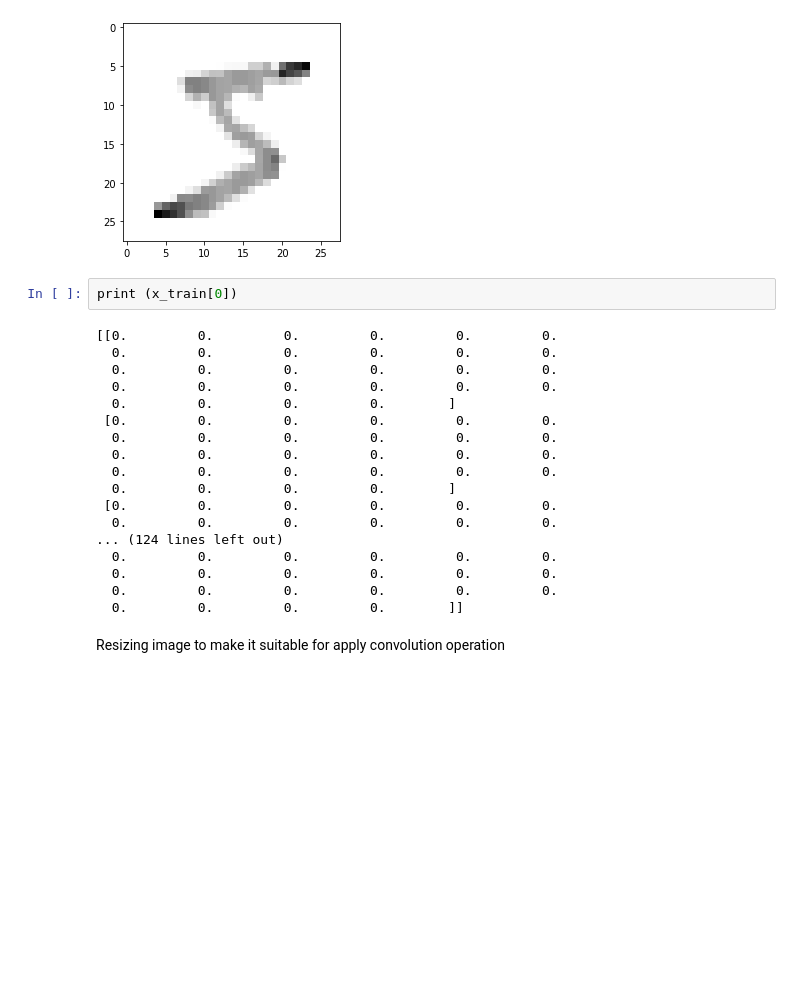
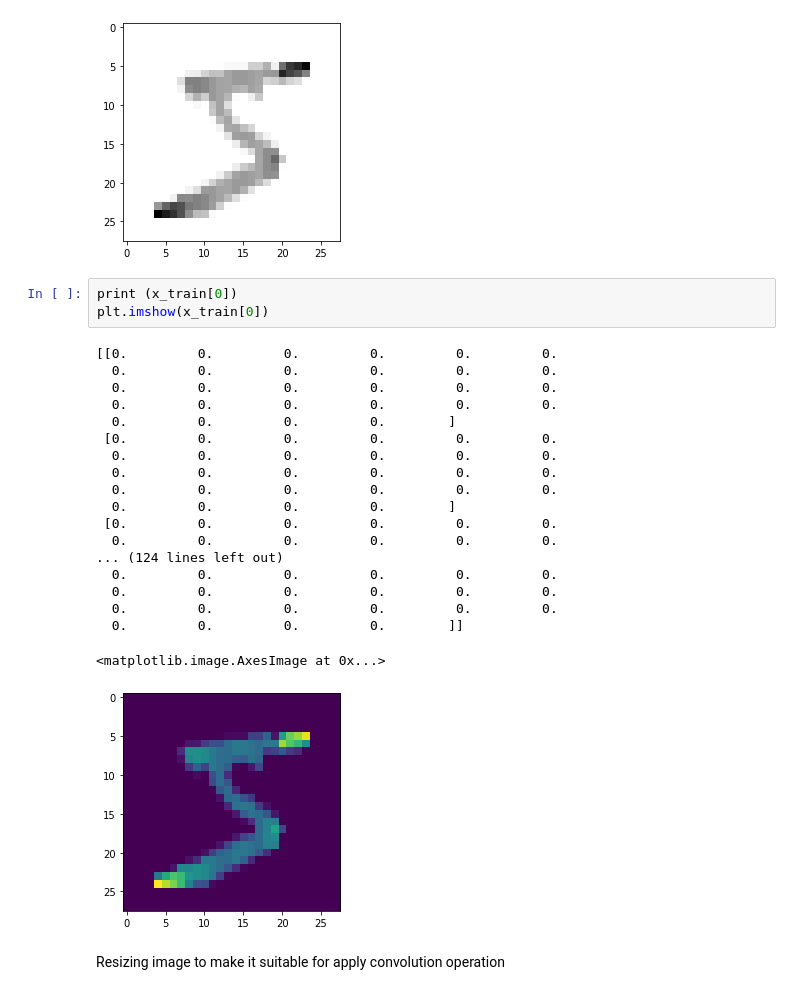
Before and after one commit to zulkarnaenfhr/CNN-Handwritten-Digit-Classification, a Jupyter notebook: CNN_HandWritten_Digit_Classification.ipynb, the cells around one changed output. Drawn from its saved outputs; the diff is of its cells as text; blank space fills up the shorter version.

```diff
--- a/CNN_HandWritten_Digit_Classification.ipynb
+++ b/CNN_HandWritten_Digit_Classification.ipynb
@@ -67,24 +67,27 @@ plt.imshow(x_train[0],cmap=plt.cm.binary)
 [figure]
 # %%
 print (x_train[0])
+plt.imshow(x_train[0])
 # %% [output]
 [[0.         0.         0.         0.         0.         0.
   0.         0.         0.         0.         0.         0.
   0.         0.         0.         0.         0.         0.
   0.         0.         0.         0.         0.         0.
   0.         0.         0.         0.        ]
  [0.         0.         0.         0.         0.         0.
   0.         0.         0.         0.         0.         0.
   0.         0.         0.         0.         0.         0.
   0.         0.         0.         0.         0.         0.
   0.         0.         0.         0.        ]
  [0.         0.         0.         0.         0.         0.
   0.         0.         0.         0.         0.         0.
 ... (124 lines left out)
   0.         0.         0.         0.         0.         0.
   0.         0.         0.         0.         0.         0.
   0.         0.         0.         0.         0.         0.
   0.         0.         0.         0.        ]]
+<matplotlib.image.AxesImage at 0x...>
+[figure, added]
 # %% [markdown]
 Resizing image to make it suitable for apply convolution operation
 # %%
```
Also changed, not shown: parts of 10 cells of this notebook.
